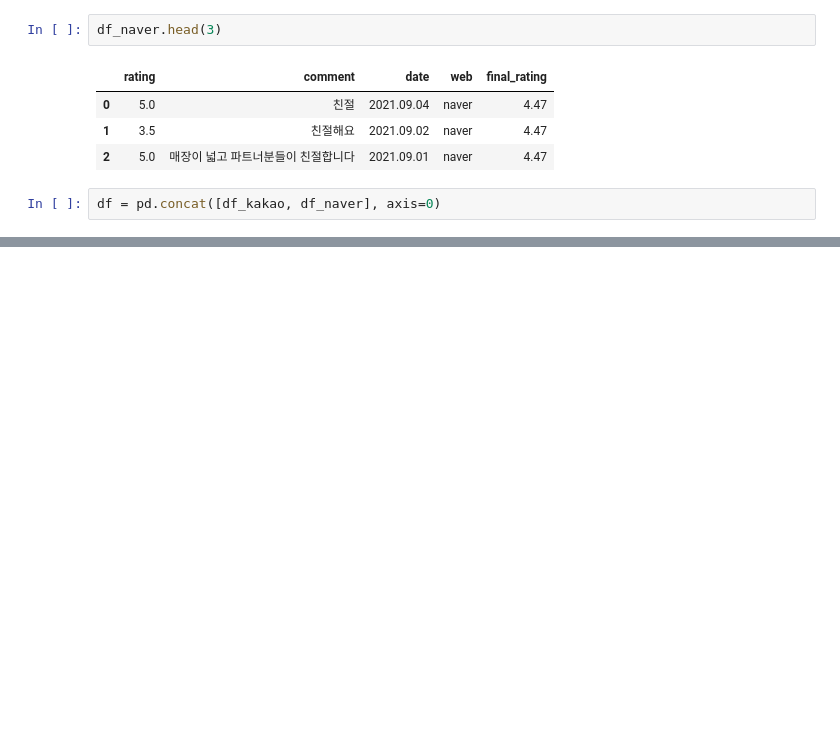
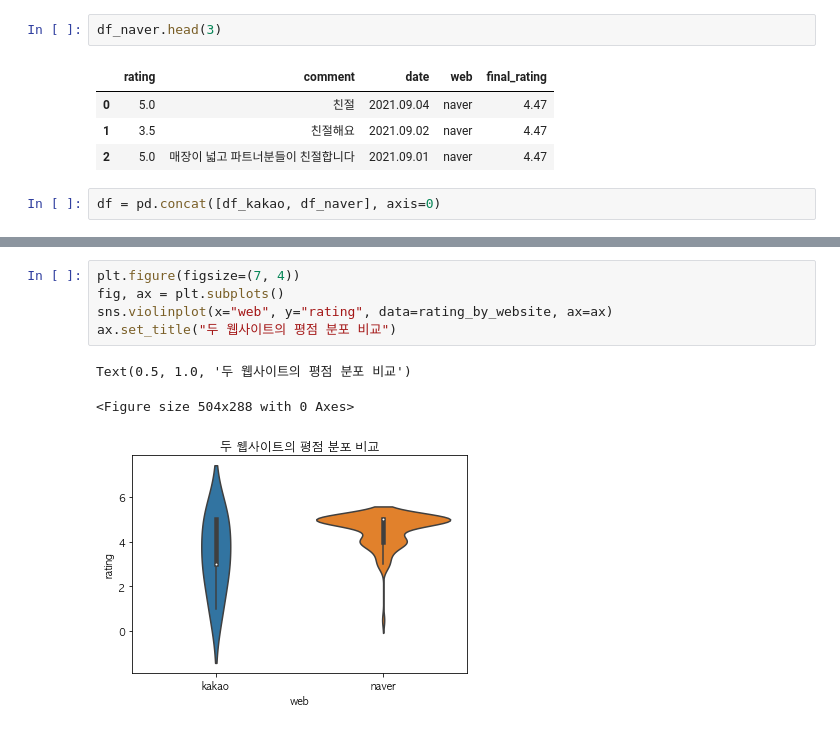
Before and after one commit to combiJihoon/real-classifier, a Jupyter notebook: analysis.ipynb, the cells around one changed output, grey strips where cells are left out. Drawn from its saved outputs; the diff is of its cells as text; blank space fills up the shorter version.

```diff
--- a/analysis.ipynb
+++ b/analysis.ipynb
@@ -110,0 +201,9 @@ df
+# %%
+plt.figure(figsize=(7, 4))
+fig, ax = plt.subplots()
+sns.violinplot(x="web", y="rating", data=rating_by_website, ax=ax)
+ax.set_title("두 웹사이트의 평점 분포 비교")
+# %% [output]
+Text(0.5, 1.0, '두 웹사이트의 평점 분포 비교')
+<Figure size 504x288 with 0 Axes>
+[figure, added]
```
Also changed, not shown: parts of 24 cells of this notebook, 2 other files.
